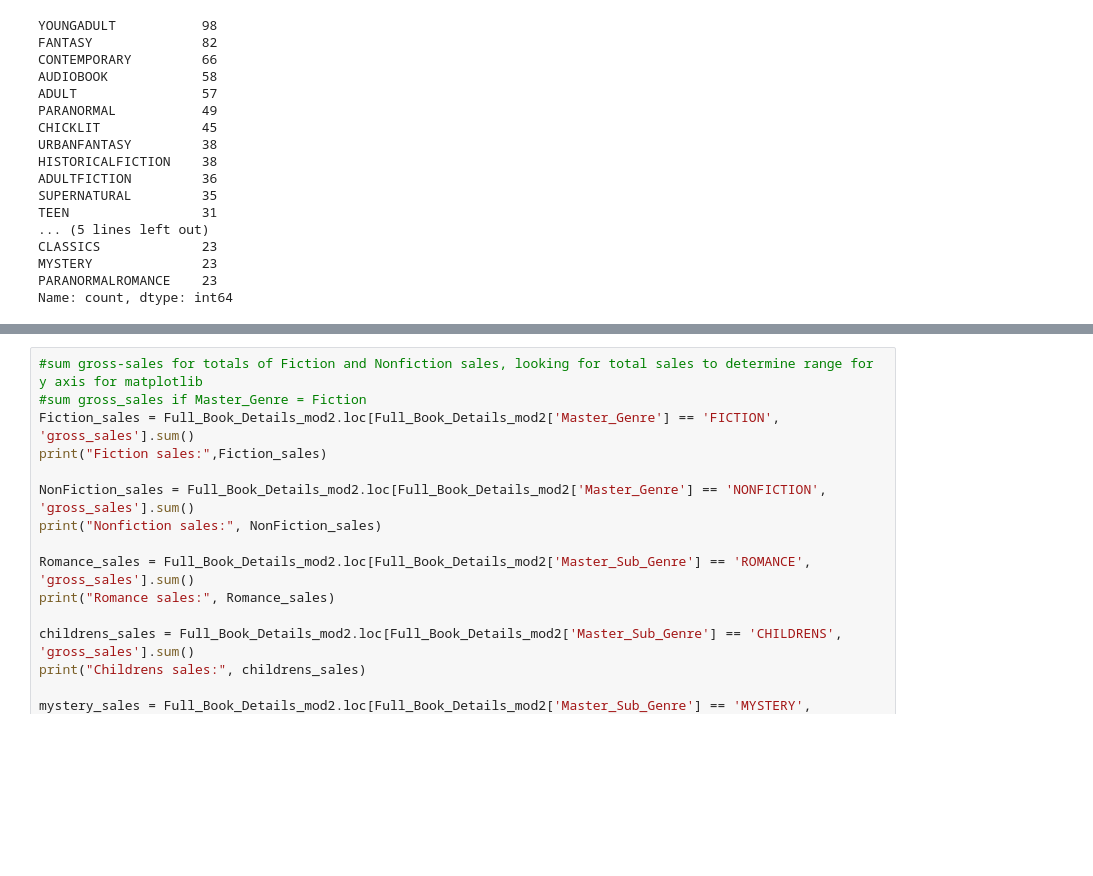
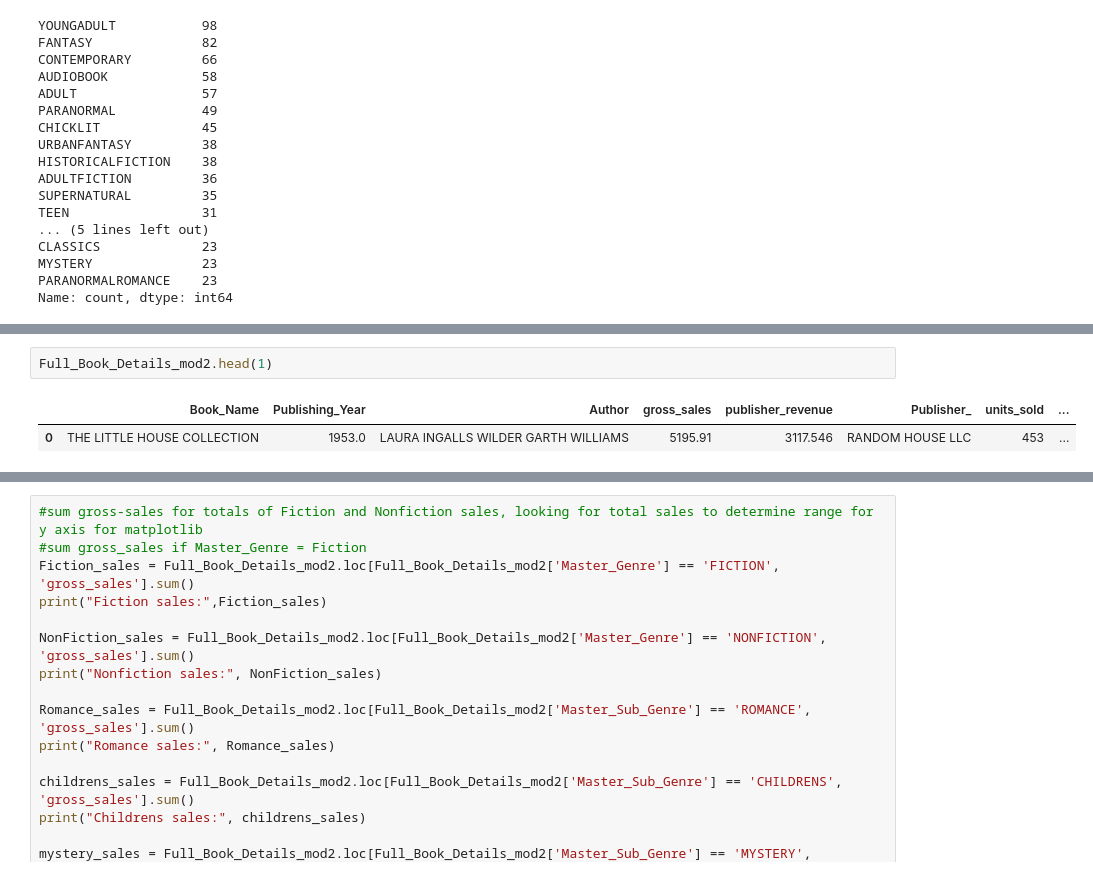
Before and after one commit to ammabe1/Publish-Me---Release-Assistant, a Jupyter notebook: Publish_Me Release_Assistant.ipynb, the cells around one changed output, grey strips where cells are left out. Drawn from its saved outputs; the diff is of its cells as text; blank space fills up the shorter version.

```diff
--- a/Publish_Me Release_Assistant.ipynb
+++ b/Publish_Me Release_Assistant.ipynb
@@ -986,0 +991,5 @@ Name: count, dtype: int64
+# %%
+Full_Book_Details_mod2.head(1)
+# %% [output]
+|  | Book_Name | Publishing_Year | Author | gross_sales | publisher_revenue | Publisher_ | units_sold | ... |
+| 0 | THE LITTLE HOUSE COLLECTION | 1953.0 | LAURA INGALLS WILDER GARTH WILLIAMS | 5195.91 | 3117.546 | RANDOM HOUSE LLC | 453 | ... |
```
Also changed, not shown: parts of 3 cells of this notebook, 1 other file.
